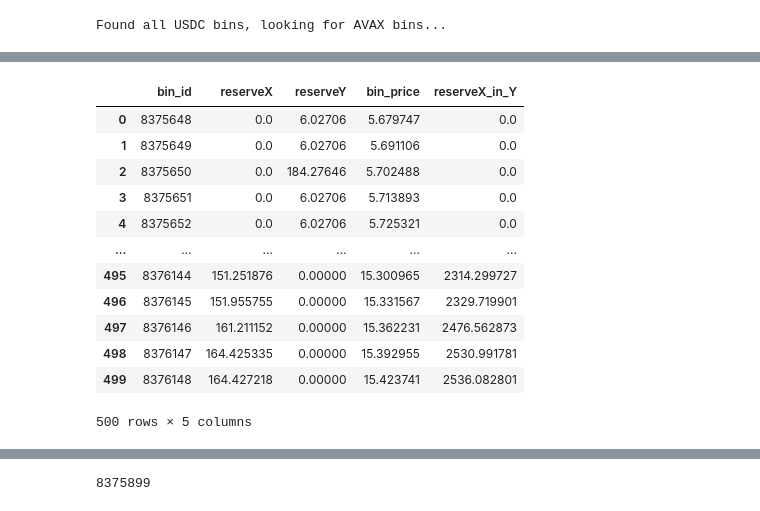
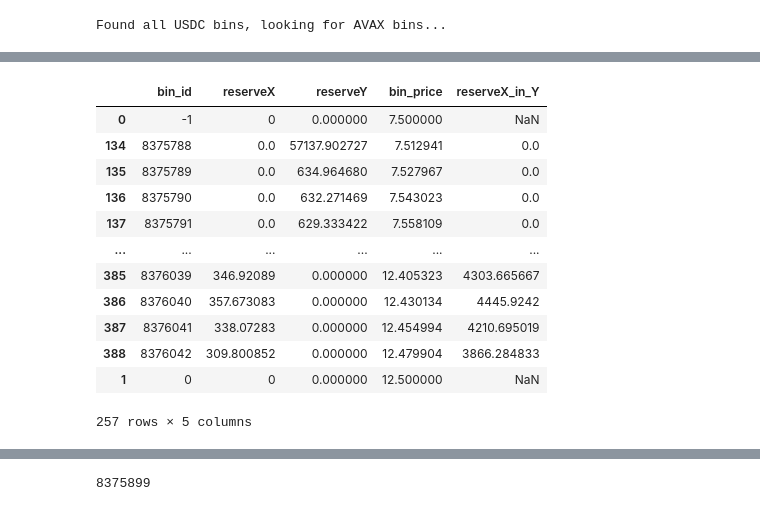
Before and after one commit to As0biAsobase/TJ_LB, a Jupyter notebook: get_lb_shape.ipynb, the cells around one changed output, grey strips where cells are left out. Cells and saved outputs as stored; diff of their text form; code cells hidden in the pictures.

```diff
--- a/get_lb_shape.ipynb
+++ b/get_lb_shape.ipynb
@@ -141,29 +109,35 @@ df[(df['reserveX'] > 0) & (df['reserveY'] > 0)]
 # %%
 tokenX_decimals = 18
 tokenY_decimals = 6
 
 tokenX_symbol = "AVAX"
 tokenY_symbol = "USDC"
 
 df['reserveX'] = df['reserveX'].div(10**tokenX_decimals)
 df['reserveY'] = df['reserveY'].div(10**tokenY_decimals)
 df['bin_price'] = df['bin_price'] * 10**(tokenX_decimals-tokenY_decimals)
 df["reserveX_in_Y"] = df['reserveX'] * df['bin_price']
+df = df[(df.bin_price > 7.5) & (df.bin_price < 12.5)]
+
+records = [{"bin_id" : -1, "reserveX" : 0, "reserveY" : 0, "bin_price" : 7.5, "reserveX_in_Y" : 0}, {"bin_id" : 0, "reserveX" : 0, "reserveY" : 0, "bin_price" : 12.5, "reserveX_in_Y" : 0}]
+df = pd.concat([df, pd.DataFrame.from_records(records)])
+
+df = df.sort_values(by='bin_price')
 df
 # %% [output]
 |  | bin_id | reserveX | reserveY | bin_price | reserveX_in_Y |
-| 0 | 8375648 | 0.0 | 6.02706 | 5.679747 | 0.0 |
-| 1 | 8375649 | 0.0 | 6.02706 | 5.691106 | 0.0 |
-| 2 | 8375650 | 0.0 | 184.27646 | 5.702488 | 0.0 |
-| 3 | 8375651 | 0.0 | 6.02706 | 5.713893 | 0.0 |
-| 4 | 8375652 | 0.0 | 6.02706 | 5.725321 | 0.0 |
+| 0 | -1 | 0 | 0.000000 | 7.500000 | NaN |
+| 134 | 8375788 | 0.0 | 57137.902727 | 7.512941 | 0.0 |
+| 135 | 8375789 | 0.0 | 634.964680 | 7.527967 | 0.0 |
+| 136 | 8375790 | 0.0 | 632.271469 | 7.543023 | 0.0 |
+| 137 | 8375791 | 0.0 | 629.333422 | 7.558109 | 0.0 |
 | ... | ... | ... | ... | ... | ... |
-| 495 | 8376144 | 151.251876 | 0.00000 | 15.300965 | 2314.299727 |
-| 496 | 8376145 | 151.955755 | 0.00000 | 15.331567 | 2329.719901 |
-| 497 | 8376146 | 161.211152 | 0.00000 | 15.362231 | 2476.562873 |
-| 498 | 8376147 | 164.425335 | 0.00000 | 15.392955 | 2530.991781 |
-| 499 | 8376148 | 164.427218 | 0.00000 | 15.423741 | 2536.082801 |
+| 385 | 8376039 | 346.92089 | 0.000000 | 12.405323 | 4303.665667 |
+| 386 | 8376040 | 357.673083 | 0.000000 | 12.430134 | 4445.9242 |
+| 387 | 8376041 | 338.07283 | 0.000000 | 12.454994 | 4210.695019 |
+| 388 | 8376042 | 309.800852 | 0.000000 | 12.479904 | 3866.284833 |
+| 1 | 0 | 0 | 0.000000 | 12.500000 | NaN |
-500 rows × 5 columns
+257 rows × 5 columns
 # %%
 
 tick_gap = 10
```
Also changed, not shown: parts of 7 cells of this notebook, 3 other files.
